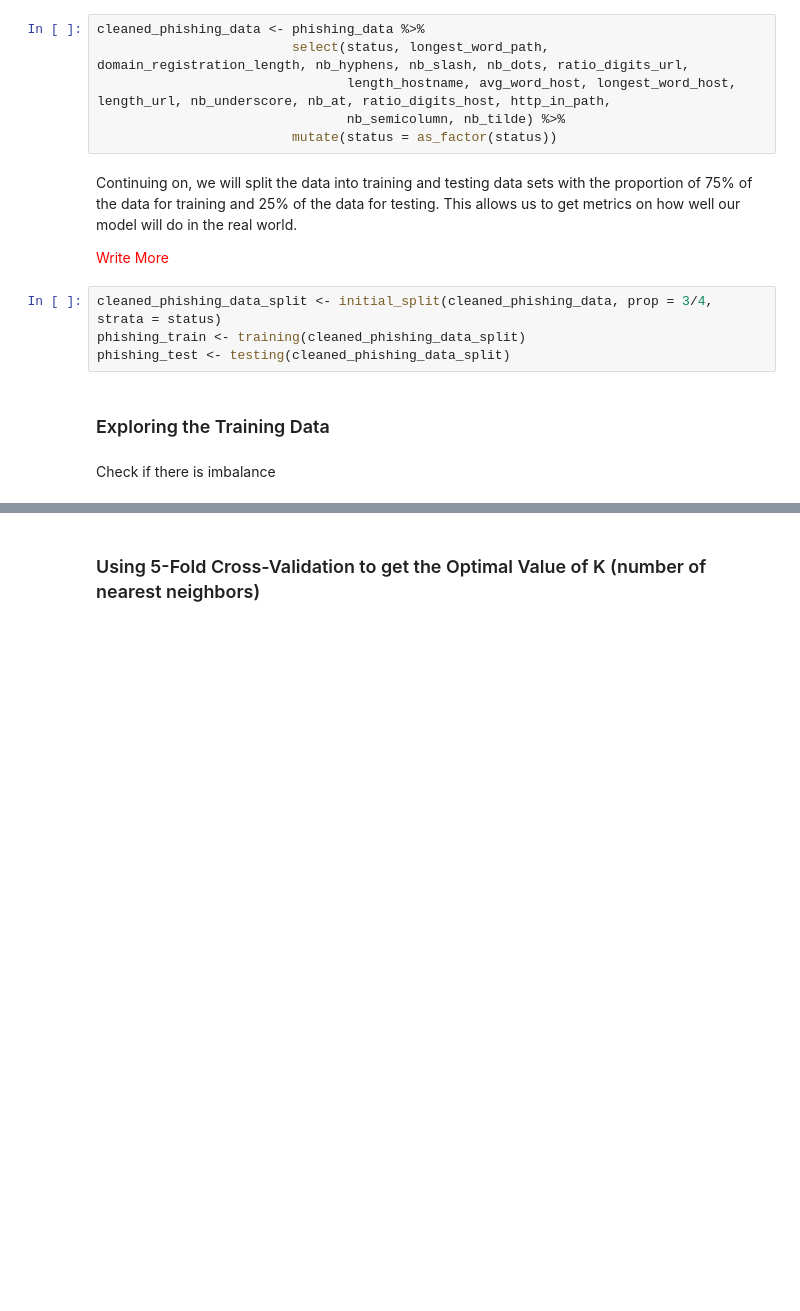
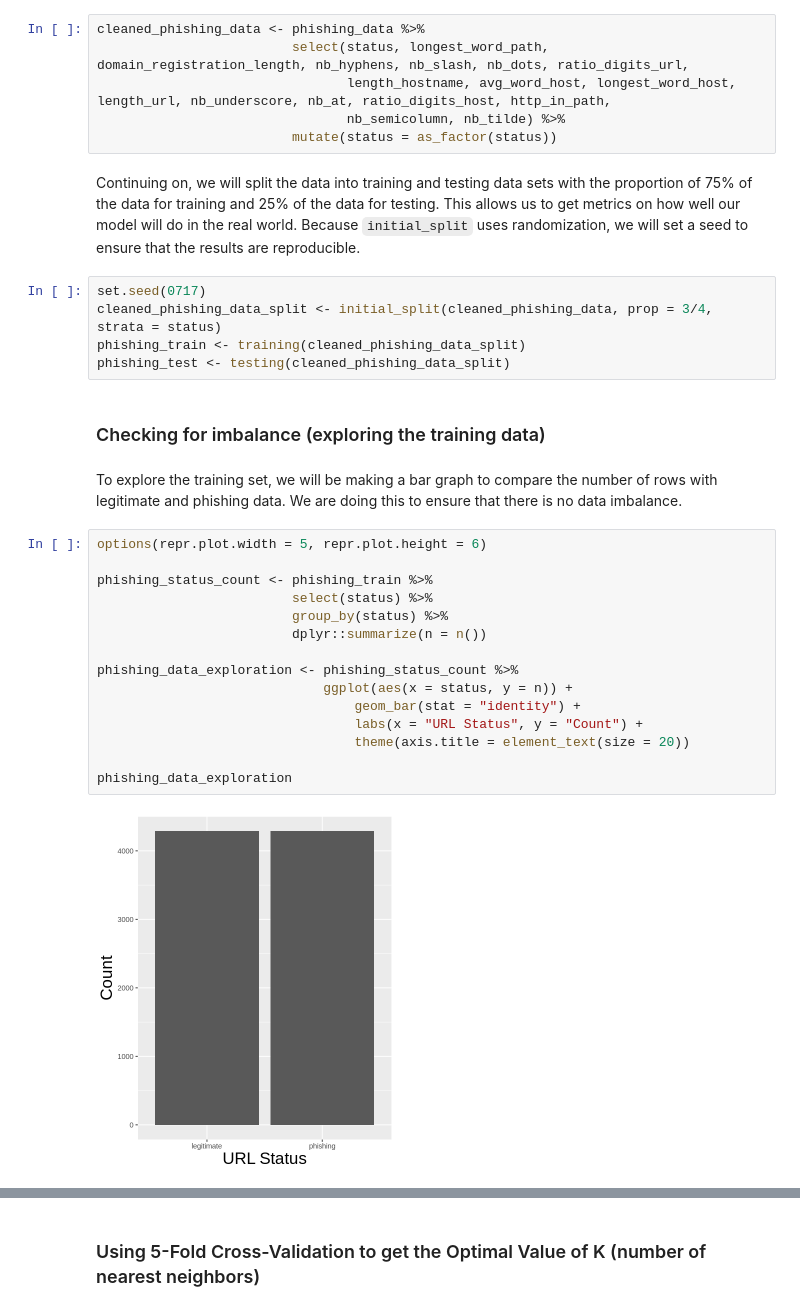
Before and after one commit to BriHan-Tech/phishing-detection, a Jupyter notebook: Group Project.ipynb, the cells around one changed output, grey strips where cells are left out. Cells and saved outputs as stored; diff of their text form; blank space fills up the shorter version.

````diff
--- a/Group Project.ipynb
+++ b/Group Project.ipynb
@@ -206,13 +206,30 @@ cleaned_phishing_data <- phishing_data %>%
                                 nb_semicolumn, nb_tilde) %>%
                          mutate(status = as_factor(status))
 # %% [markdown]
-Continuing on, we will split the data into training and testing data sets with the proportion of 75% of the data for training and 25% of the data for testing. This allows us to get metrics on how well our model will do in the real world.
-<p style="color:red">Write More</p>
+Continuing on, we will split the data into training and testing data sets with the proportion of 75% of the data for training and 25% of the data for testing. This allows us to get metrics on how well our model will do in the real world. Because ```initial_split``` uses randomization, we will set a seed to ensure that the results are reproducible.
 # %%
+set.seed(0717)
 cleaned_phishing_data_split <- initial_split(cleaned_phishing_data, prop = 3/4, strata = status)
 phishing_train <- training(cleaned_phishing_data_split)
 phishing_test <- testing(cleaned_phishing_data_split)
 # %% [markdown]
-### Exploring the Training Data
+### Checking for imbalance (exploring the training data)
 # %% [markdown]
-Check if there is imbalance
+To explore the training set, we will be making a bar graph to compare the number of rows with legitimate and phishing data. We are doing this to ensure that there is no data imbalance.
+# %%
+options(repr.plot.width = 5, repr.plot.height = 6)
+
+phishing_status_count <- phishing_train %>%
+                         select(status) %>%
+                         group_by(status) %>%
+                         dplyr::summarize(n = n())
+
+phishing_data_exploration <- phishing_status_count %>%
+                             ggplot(aes(x = status, y = n)) +
+                                 geom_bar(stat = "identity") +
+                                 labs(x = "URL Status", y = "Count") +
+                                 theme(axis.title = element_text(size = 20))
+
+phishing_data_exploration
+# %% [output]
+[figure, added]
````
Also changed, not shown: parts of 20 cells of this notebook.
